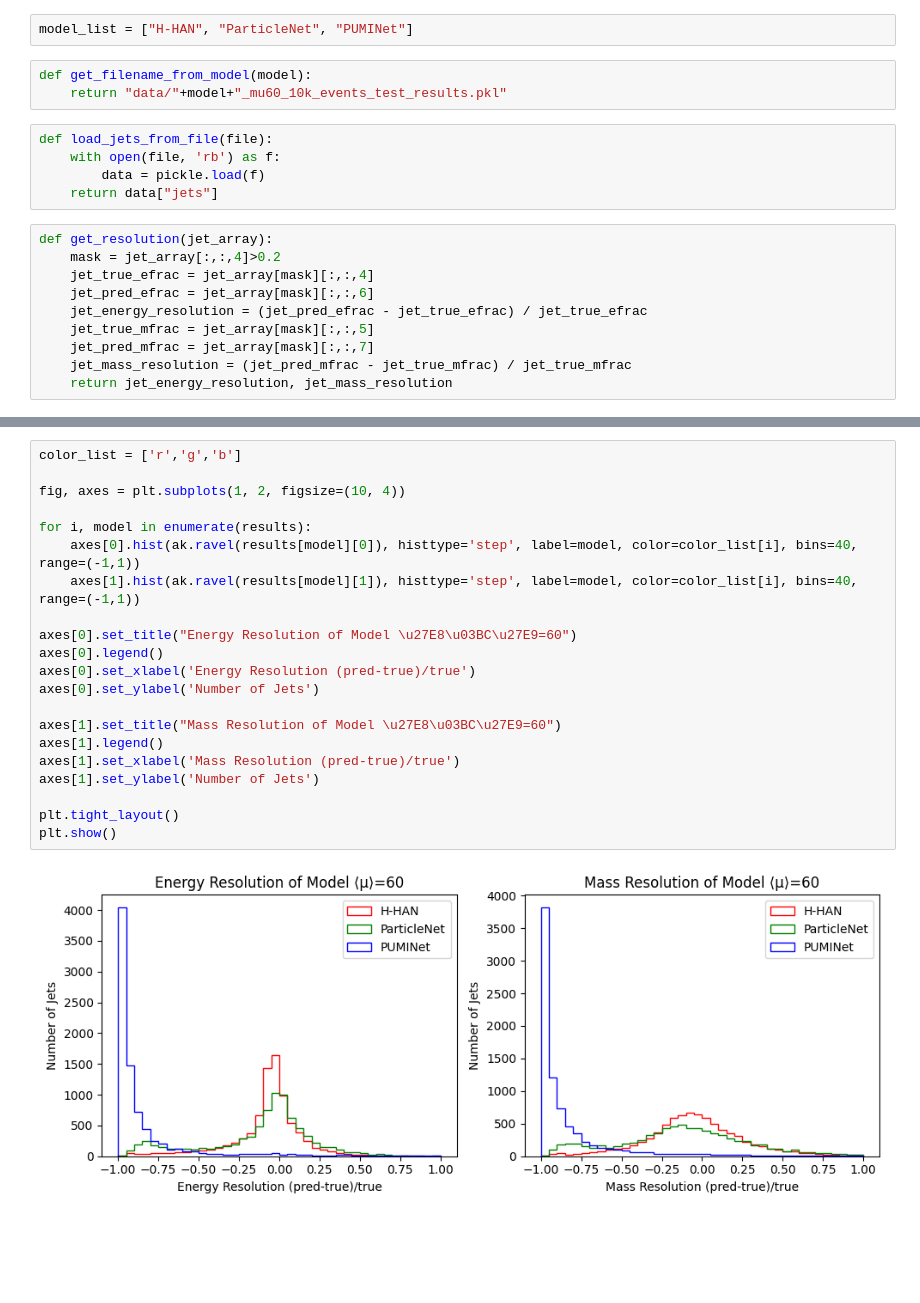
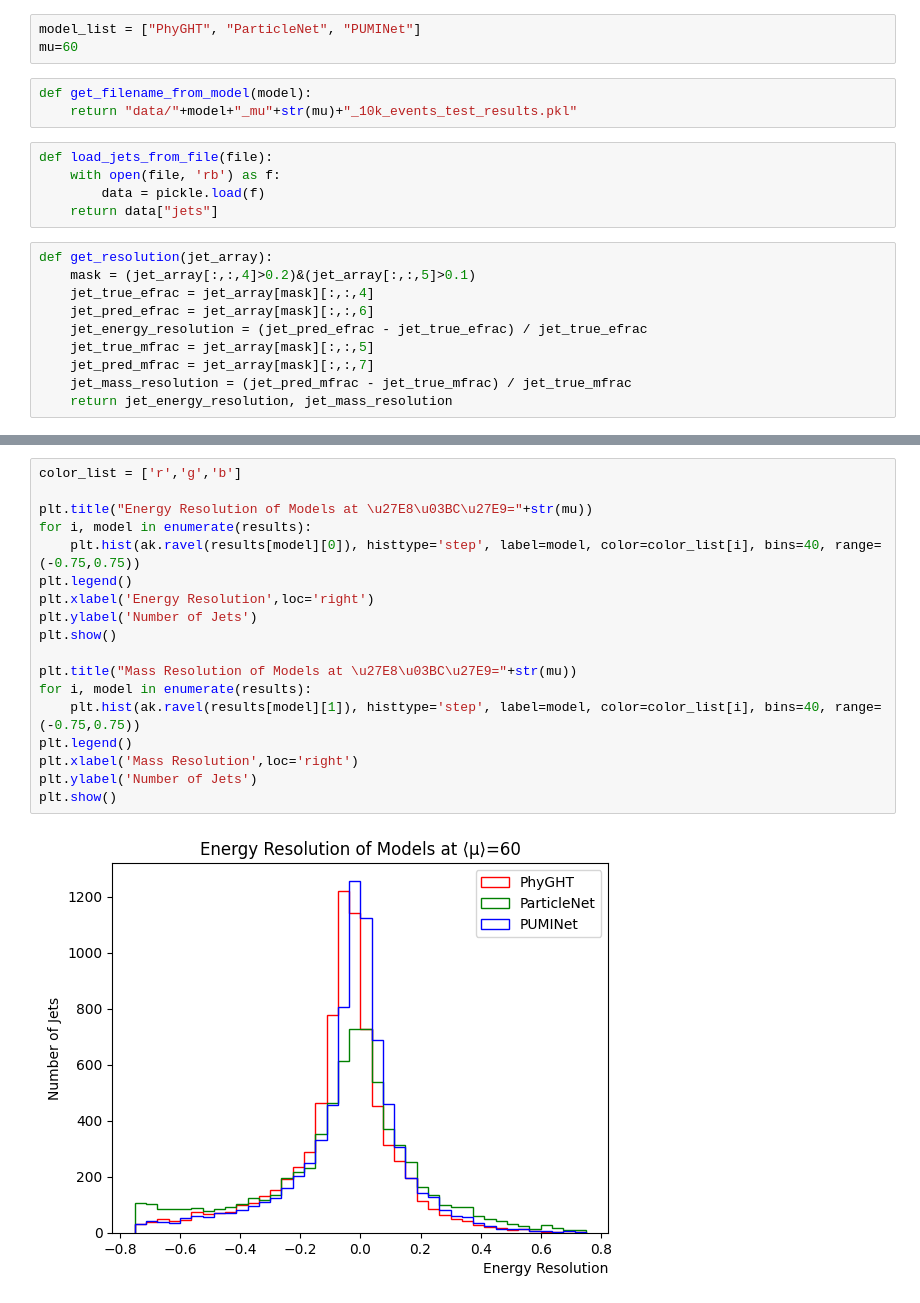
Before and after one commit to LukeV37/KDD_Plots, a Jupyter notebook: Resolution_Plots.ipynb, the cells around one changed output, grey strips where cells are left out. Drawn from its saved outputs; the diff is of its cells as text; blank space fills up the shorter version.

Commit message:
separate plots

```diff
--- a/Resolution_Plots.ipynb
+++ b/Resolution_Plots.ipynb
@@ -3,10 +3,11 @@ import awkward as ak
 import pickle
 import matplotlib.pyplot as plt
 # %%
-model_list = ["H-HAN", "ParticleNet", "PUMINet"]
+model_list = ["PhyGHT", "ParticleNet", "PUMINet"]
+mu=60
 # %%
 def get_filename_from_model(model):
-    return "data/"+model+"_mu60_10k_events_test_results.pkl"
+    return "data/"+model+"_mu"+str(mu)+"_10k_events_test_results.pkl"
 # %%
 def load_jets_from_file(file):
     with open(file, 'rb') as f:
@@ -14,7 +15,7 @@ def load_jets_from_file(file):
     return data["jets"]
 # %%
 def get_resolution(jet_array):
-    mask = jet_array[:,:,4]>0.2
+    mask = (jet_array[:,:,4]>0.2)&(jet_array[:,:,5]>0.1)
     jet_true_efrac = jet_array[mask][:,:,4]
     jet_pred_efrac = jet_array[mask][:,:,6]
     jet_energy_resolution = (jet_pred_efrac - jet_true_efrac) / jet_true_efrac
@@ -51,23 +60,20 @@ Results for  PUMINet
 # %%
 color_list = ['r','g','b']
 
-fig, axes = plt.subplots(1, 2, figsize=(10, 4))
+plt.title("Energy Resolution of Models at \u27E8\u03BC\u27E9="+str(mu))
+for i, model in enumerate(results):
+    plt.hist(ak.ravel(results[model][0]), histtype='step', label=model, color=color_list[i], bins=40, range=(-0.75,0.75))
+plt.legend()
+plt.xlabel('Energy Resolution',loc='right')
+plt.ylabel('Number of Jets')
+plt.show()
 
+plt.title("Mass Resolution of Models at \u27E8\u03BC\u27E9="+str(mu))
 for i, model in enumerate(results):
-    axes[0].hist(ak.ravel(results[model][0]), histtype='step', label=model, color=color_list[i], bins=40, range=(-1,1))
-    axes[1].hist(ak.ravel(results[model][1]), histtype='step', label=model, color=color_list[i], bins=40, range=(-1,1))
-
-axes[0].set_title("Energy Resolution of Model \u27E8\u03BC\u27E9=60")
-axes[0].legend()
-axes[0].set_xlabel('Energy Resolution (pred-true)/true')
-axes[0].set_ylabel('Number of Jets')
-
-axes[1].set_title("Mass Resolution of Model \u27E8\u03BC\u27E9=60")
-axes[1].legend()
-axes[1].set_xlabel('Mass Resolution (pred-true)/true')
-axes[1].set_ylabel('Number of Jets')
-
-plt.tight_layout()
+    plt.hist(ak.ravel(results[model][1]), histtype='step', label=model, color=color_list[i], bins=40, range=(-0.75,0.75))
+plt.legend()
+plt.xlabel('Mass Resolution',loc='right')
+plt.ylabel('Number of Jets')
 plt.show()
 # %% [output]
-[figure, old version]
+[figure, new version]
```
Also changed, not shown: parts of 3 cells of this notebook.
